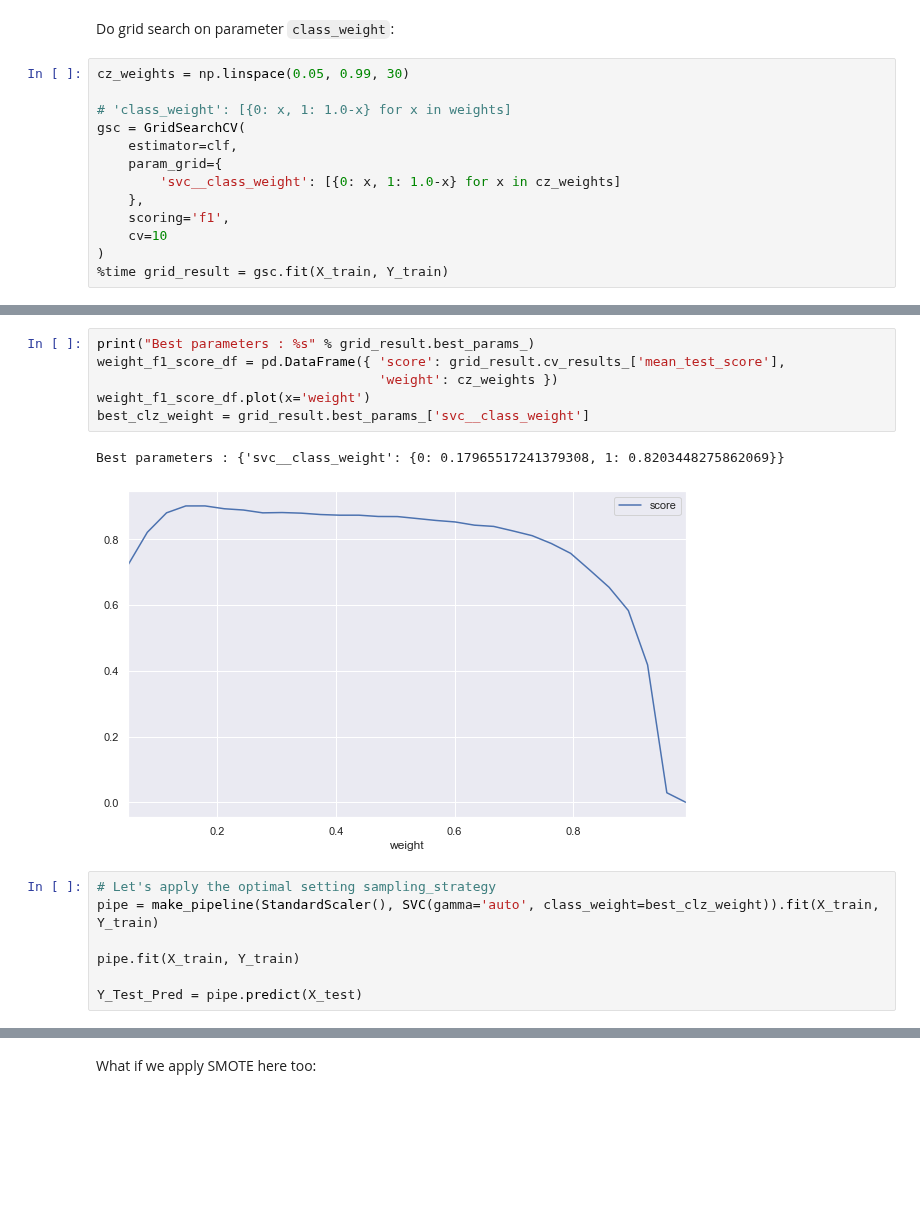
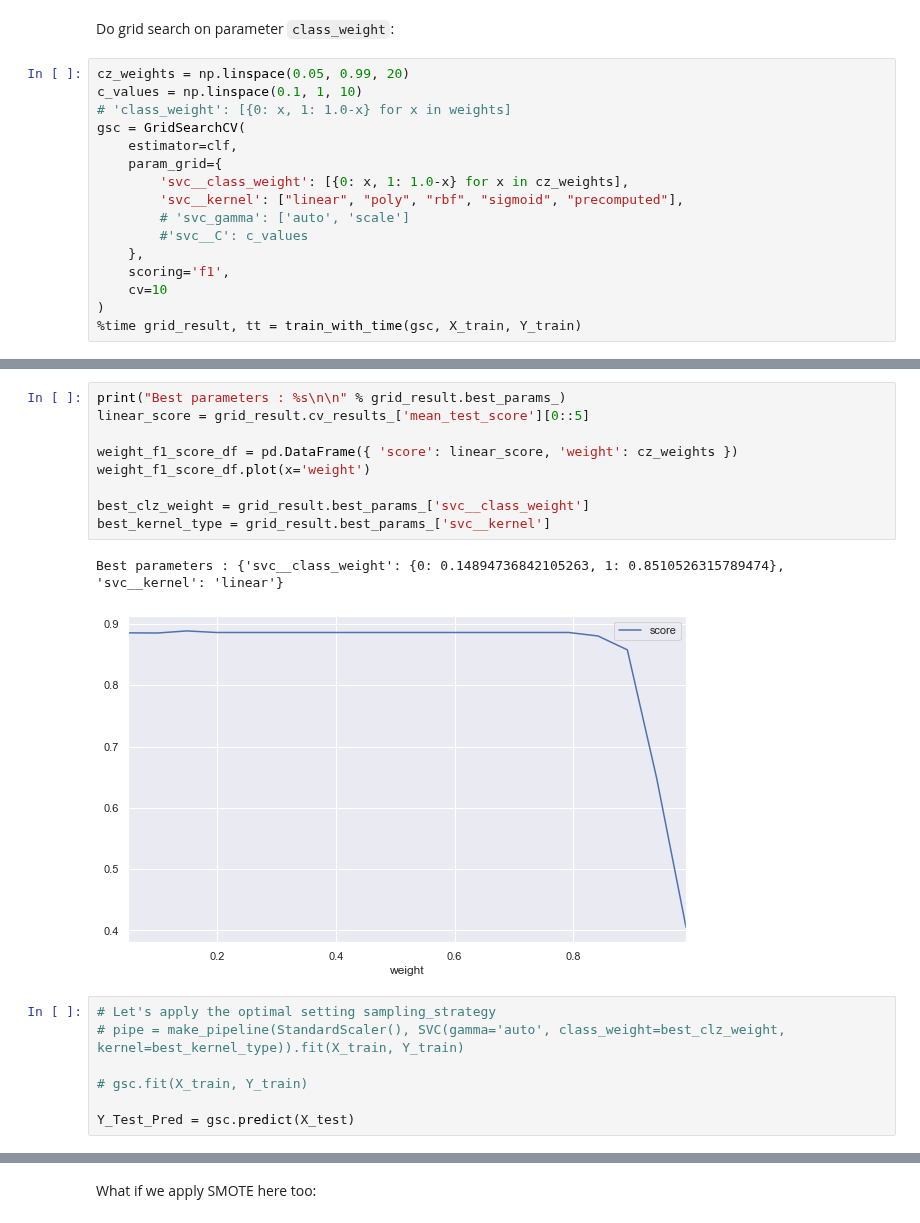
Before and after one commit to johnklee/ml_articles, a Jupyter notebook: others/imbalance_data_by_smote/use_smote_to_handle_imbalanced_data_car_eval.ipynb, the cells around one changed output, grey strips where cells are left out. Cells and saved outputs as stored; diff of their text form; blank space fills up the shorter version.

```diff
--- a/others/imbalance_data_by_smote/use_smote_to_handle_imbalanced_data_car_eval.ipynb
+++ b/others/imbalance_data_by_smote/use_smote_to_handle_imbalanced_data_car_eval.ipynb
@@ -698,16 +819,19 @@ F1 Score =  0.8145454545454546
 # %% [markdown]
 Do grid search on parameter `class_weight`:
 # %%
-cz_weights = np.linspace(0.05, 0.99, 30)
-
+cz_weights = np.linspace(0.05, 0.99, 20)
+c_values = np.linspace(0.1, 1, 10)
 # 'class_weight': [{0: x, 1: 1.0-x} for x in weights]
 gsc = GridSearchCV(
     estimator=clf,
     param_grid={
-        'svc__class_weight': [{0: x, 1: 1.0-x} for x in cz_weights]
+        'svc__class_weight': [{0: x, 1: 1.0-x} for x in cz_weights],
+        'svc__kernel': ["linear", "poly", "rbf", "sigmoid", "precomputed"],
+        # 'svc_gamma': ['auto', 'scale']
+        #'svc__C': c_values
     },
     scoring='f1',
     cv=10
 )
-%time grid_result = gsc.fit(X_train, Y_train)
+%time grid_result, tt = train_with_time(gsc, X_train, Y_train)
 # %% [output]
@@ -715,18 +839,21 @@ Wall time: 3min 8s
 # %%
-print("Best parameters : %s" % grid_result.best_params_)
-weight_f1_score_df = pd.DataFrame({ 'score': grid_result.cv_results_['mean_test_score'],
-                                    'weight': cz_weights })
+print("Best parameters : %s\n\n" % grid_result.best_params_)
+linear_score = grid_result.cv_results_['mean_test_score'][0::5]
+
+weight_f1_score_df = pd.DataFrame({ 'score': linear_score, 'weight': cz_weights })
 weight_f1_score_df.plot(x='weight')
+
 best_clz_weight = grid_result.best_params_['svc__class_weight']
+best_kernel_type = grid_result.best_params_['svc__kernel']
 # %% [output]
-Best parameters : {'svc__class_weight': {0: 0.17965517241379308, 1: 0.8203448275862069}}
+Best parameters : {'svc__class_weight': {0: 0.14894736842105263, 1: 0.8510526315789474}, 'svc__kernel': 'linear'}
-[figure, old version]
+[figure, new version]
 # %%
 # Let's apply the optimal setting sampling_strategy
-pipe = make_pipeline(StandardScaler(), SVC(gamma='auto', class_weight=best_clz_weight)).fit(X_train, Y_train)
+# pipe = make_pipeline(StandardScaler(), SVC(gamma='auto', class_weight=best_clz_weight, kernel=best_kernel_type)).fit(X_train, Y_train)
 
-pipe.fit(X_train, Y_train)
+# gsc.fit(X_train, Y_train)
 
-Y_Test_Pred = pipe.predict(X_test)
+Y_Test_Pred = gsc.predict(X_test)
 # %%
 # Confusion matrix
```
Also changed, not shown: parts of 129 cells of this notebook, 3 other files.
